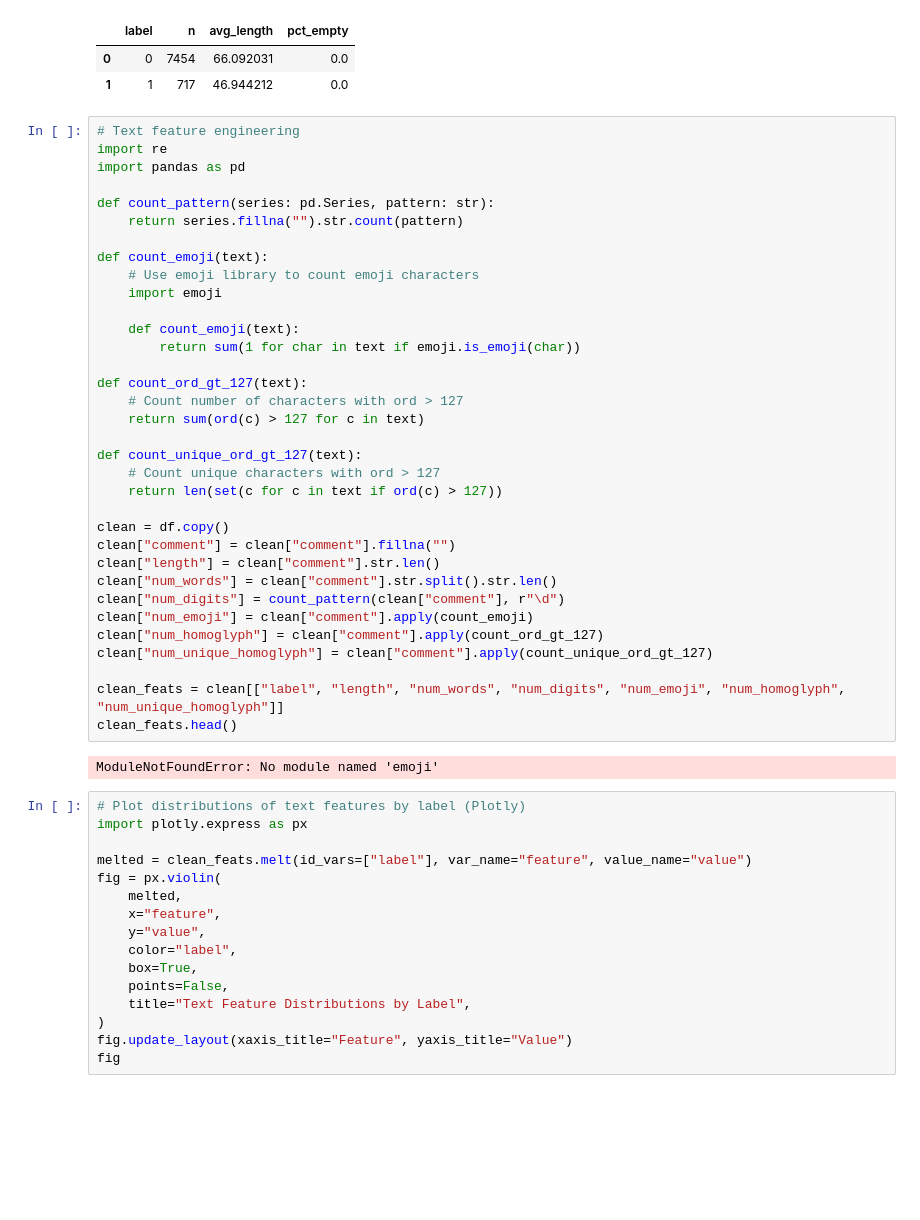
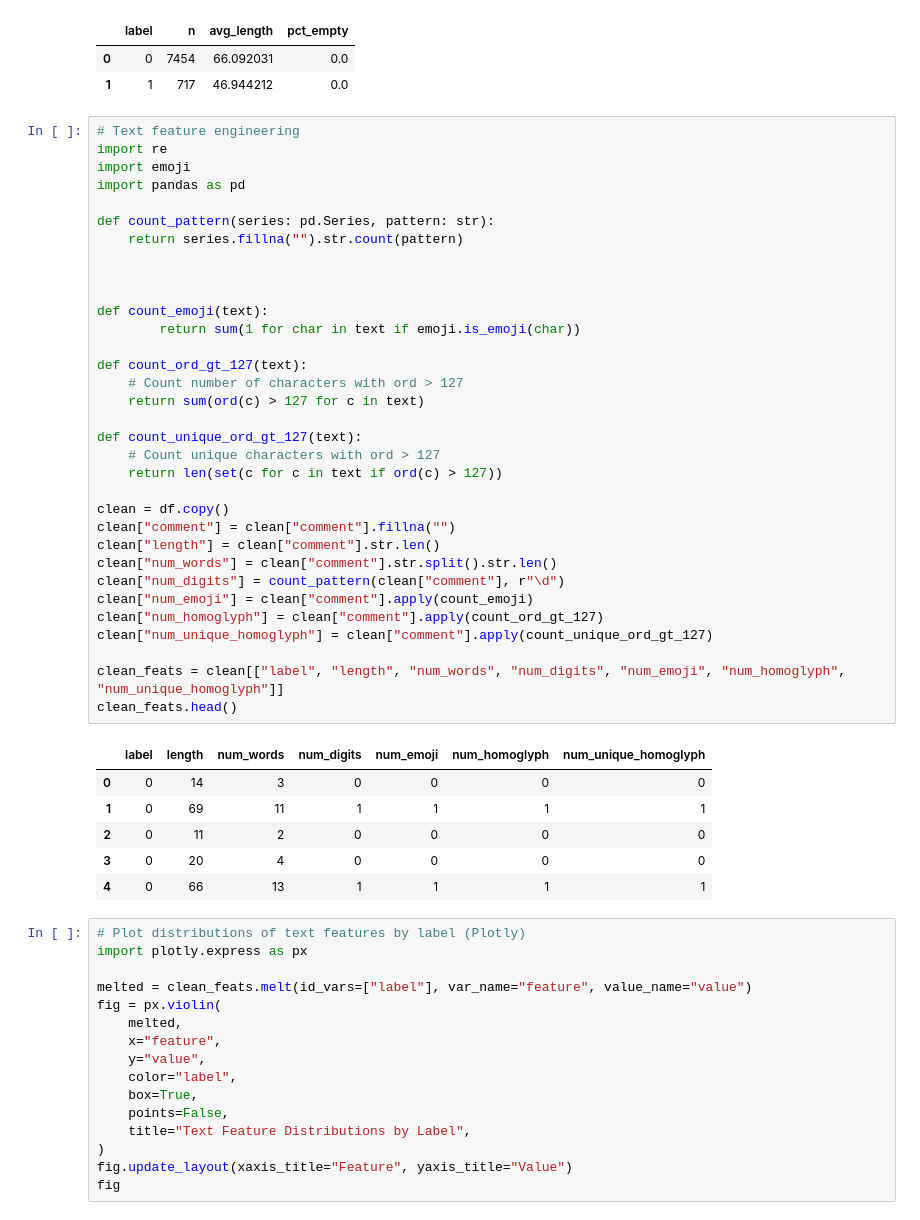
Before and after one commit to nafhanugm/data-mining2, a Jupyter notebook: data-exploration_v2.ipynb, the cells around one changed output. Saved outputs shown, nothing was run; the diff lists cells and outputs as text; blank space fills up the shorter version.

```diff
--- a/data-exploration_v2.ipynb
+++ b/data-exploration_v2.ipynb
@@ -115,39 +115,43 @@ label_stats
 # %%
 # Text feature engineering
 import re
+import emoji
 import pandas as pd
 
 def count_pattern(series: pd.Series, pattern: str):
     return series.fillna("").str.count(pattern)
 
+
+
 def count_emoji(text):
-    # Use emoji library to count emoji characters
-    import emoji
-
-    def count_emoji(text):
         return sum(1 for char in text if emoji.is_emoji(char))
 
 def count_ord_gt_127(text):
     # Count number of characters with ord > 127
     return sum(ord(c) > 127 for c in text)
 
 def count_unique_ord_gt_127(text):
     # Count unique characters with ord > 127
     return len(set(c for c in text if ord(c) > 127))
 
 clean = df.copy()
 clean["comment"] = clean["comment"].fillna("")
 clean["length"] = clean["comment"].str.len()
 clean["num_words"] = clean["comment"].str.split().str.len()
 clean["num_digits"] = count_pattern(clean["comment"], r"\d")
 clean["num_emoji"] = clean["comment"].apply(count_emoji)
 clean["num_homoglyph"] = clean["comment"].apply(count_ord_gt_127)
 clean["num_unique_homoglyph"] = clean["comment"].apply(count_unique_ord_gt_127)
 
 clean_feats = clean[["label", "length", "num_words", "num_digits", "num_emoji", "num_homoglyph", "num_unique_homoglyph"]]
 clean_feats.head()
 # %% [output]
-ModuleNotFoundError: No module named 'emoji'
+|  | label | length | num_words | num_digits | num_emoji | num_homoglyph | num_unique_homoglyph |
+| 0 | 0 | 14 | 3 | 0 | 0 | 0 | 0 |
+| 1 | 0 | 69 | 11 | 1 | 1 | 1 | 1 |
+| 2 | 0 | 11 | 2 | 0 | 0 | 0 | 0 |
+| 3 | 0 | 20 | 4 | 0 | 0 | 0 | 0 |
+| 4 | 0 | 66 | 13 | 1 | 1 | 1 | 1 |
 # %%
 # Plot distributions of text features by label (Plotly)
 import plotly.express as px
```
Also changed, not shown: parts of 5 cells of this notebook, 6 other files.
